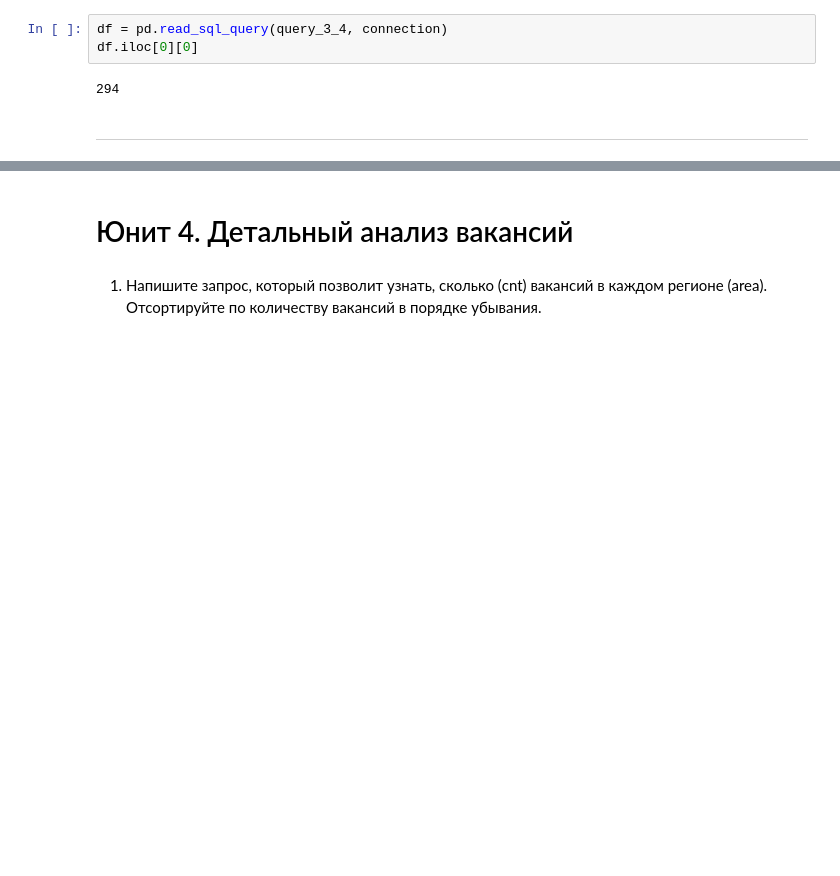
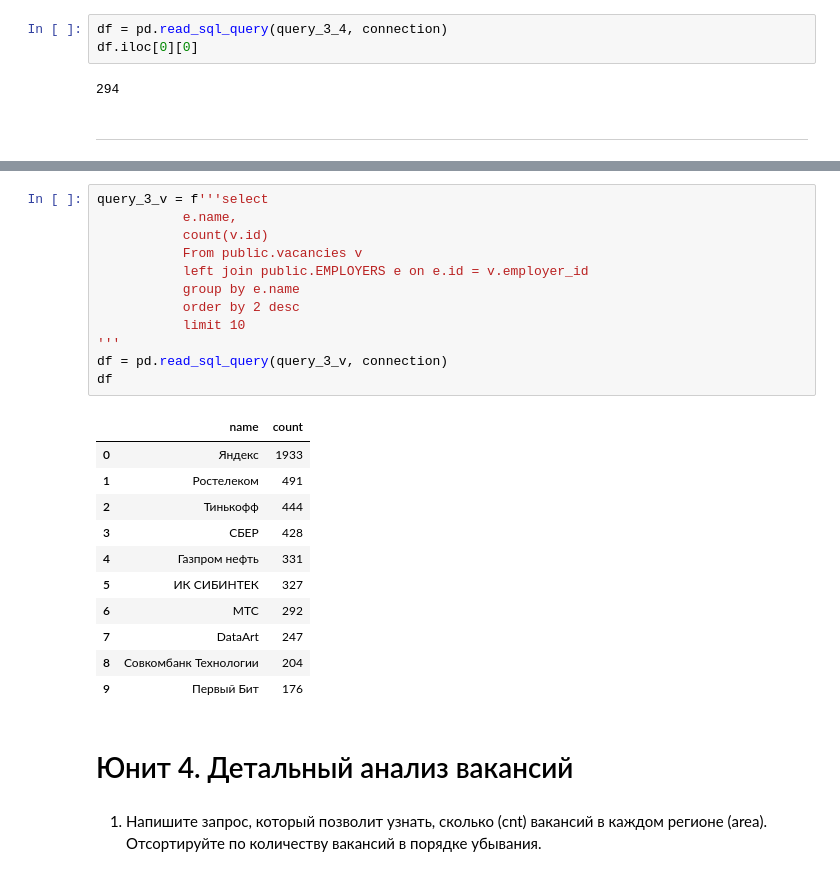
Before and after one commit to stas-as/Konspect, a Jupyter notebook: project_2_SQL/Project_2_Ноутбук_шаблон.ipynb, the cells around one changed output, grey strips where cells are left out. Drawn from its saved outputs; the diff is of its cells as text; blank space fills up the shorter version.

```diff
--- a/project_2_SQL/Project_2_Ноутбук_шаблон.ipynb
+++ b/project_2_SQL/Project_2_Ноутбук_шаблон.ipynb
@@ -76,3 +77,27 @@ df.iloc[0][0]
+# %%
+query_3_v = f'''select
+           e.name,
+           count(v.id)
+           From public.vacancies v
+           left join public.EMPLOYERS e on e.id = v.employer_id
+           group by e.name
+           order by 2 desc
+           limit 10
+'''
+df = pd.read_sql_query(query_3_v, connection)
+df
+# %% [output]
+|  | name | count |
+| 0 | Яндекс | 1933 |
+| 1 | Ростелеком | 491 |
+| 2 | Тинькофф | 444 |
+| 3 | СБЕР | 428 |
+| 4 | Газпром нефть | 331 |
+| 5 | ИК СИБИНТЕК | 327 |
+| 6 | МТС | 292 |
+| 7 | DataArt | 247 |
+| 8 | Совкомбанк Технологии | 204 |
+| 9 | Первый Бит | 176 |
 # %% [markdown]
 # Юнит 4. Детальный анализ вакансий
 # %% [markdown]
```
Also changed, not shown: parts of 20 cells of this notebook.
